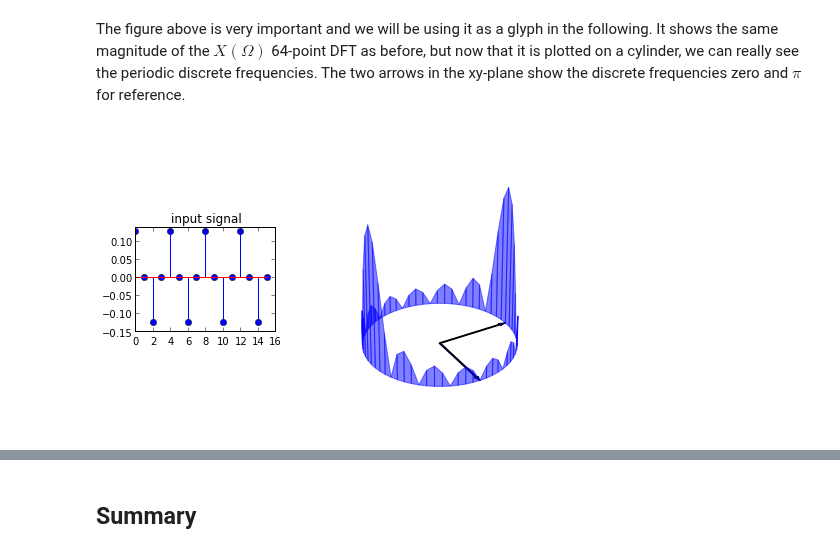
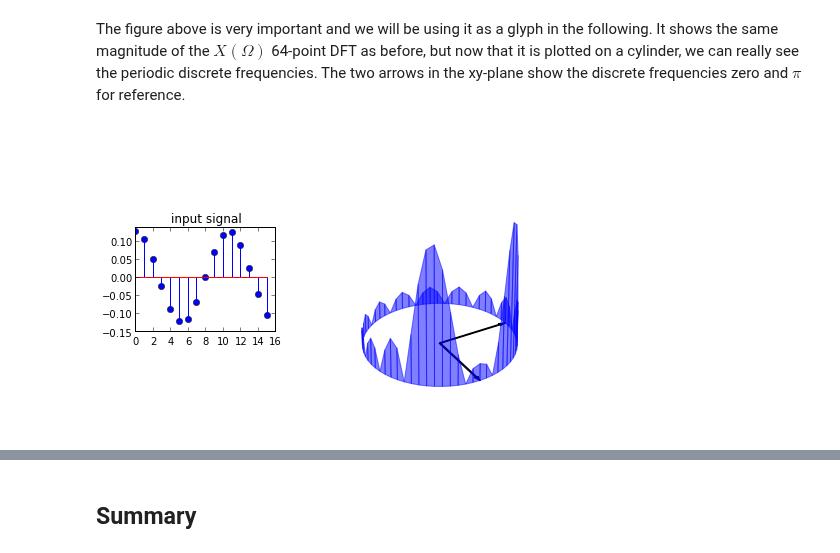
Before and after one commit to unpingco/Python-for-Signal-Processing, a Jupyter notebook: Fourier_Transform.ipynb, the cells around one changed output, grey strips where cells are left out. Cells and saved outputs as stored; diff of their text form; code cells hidden in the pictures.

Commit message:
fourier transform graphics/text

```diff
--- a/Fourier_Transform.ipynb
+++ b/Fourier_Transform.ipynb
@@ -272,7 +272,7 @@ def drawInOut(X,v):
     #ax = fig.add_subplot(1,2,1, projection='3d')
     drawDFTView(X,ax2)
 # %%
-v = U[:,16].real
+v = U[:,6].real
 drawInOut(U.H*v,v)
 # %% [output]
-[figure, old version]
+[figure, new version]
```
Also changed, not shown: parts of 4 cells of this notebook.
